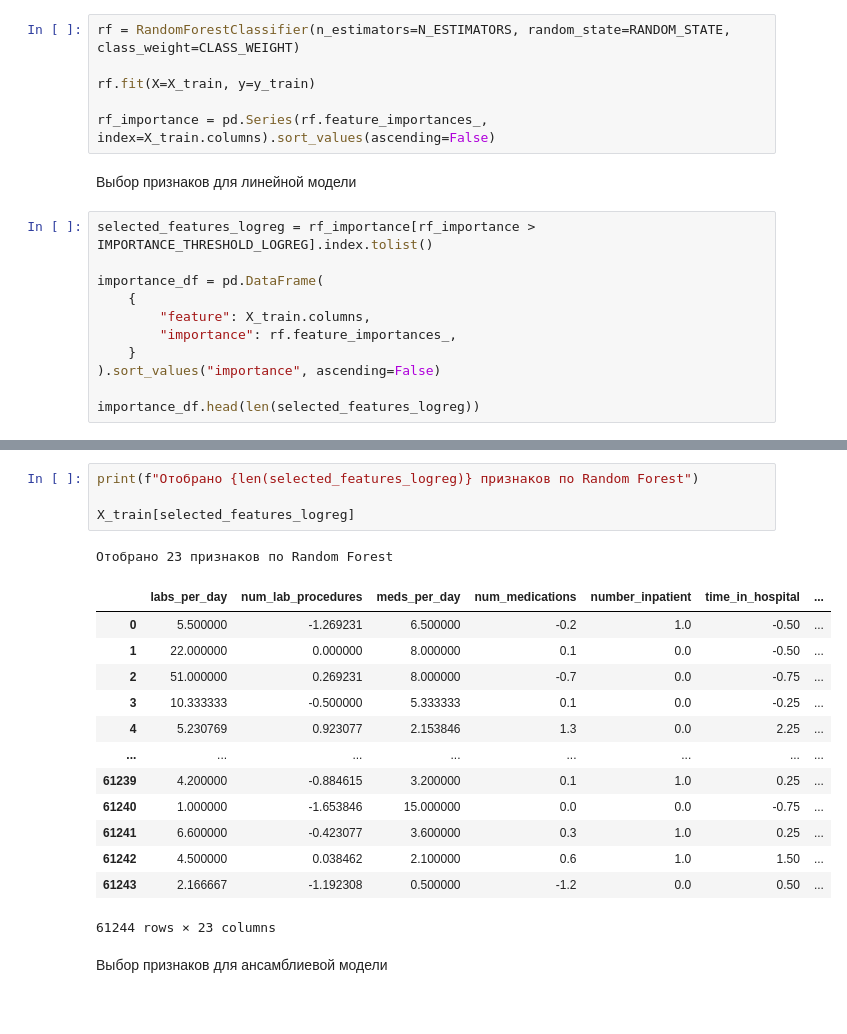
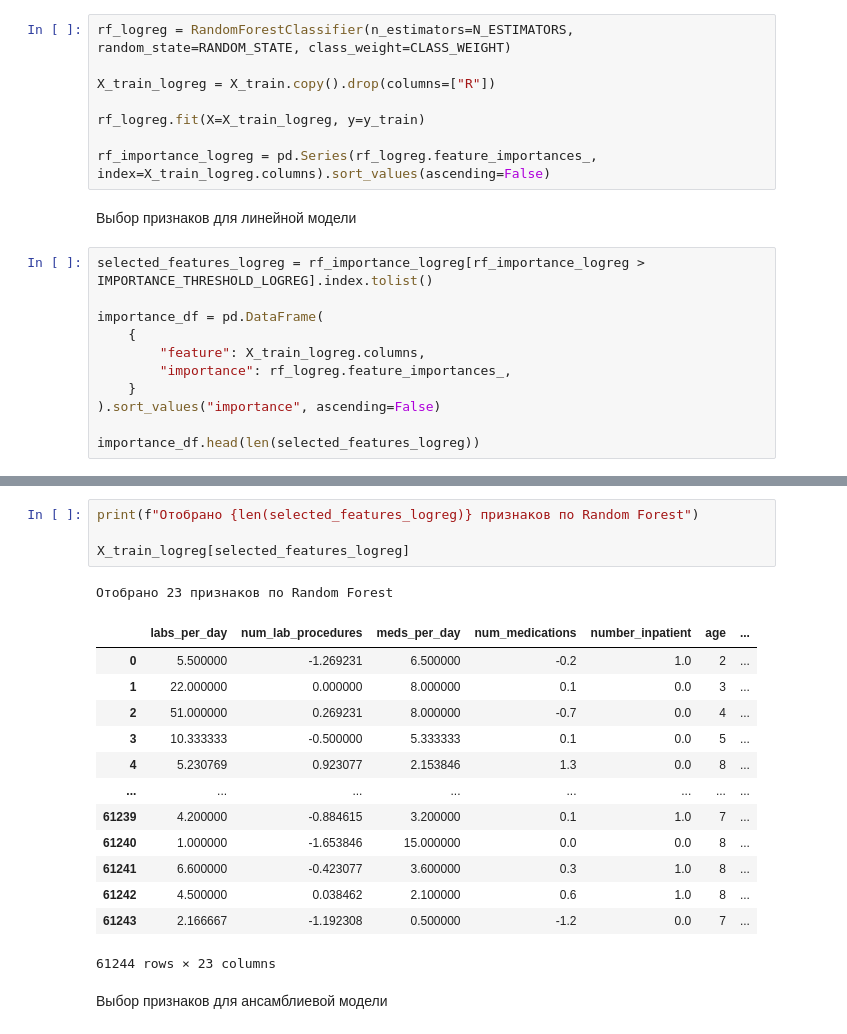
Before and after one commit to AlexanderSh11/diabetes-research, a Jupyter notebook: notebooks/feature_importance.ipynb, the cells around one changed output, grey strips where cells are left out. Saved outputs shown, nothing was run; the diff lists cells and outputs as text.

```diff
--- a/notebooks/feature_importance.ipynb
+++ b/notebooks/feature_importance.ipynb
@@ -24,18 +26,20 @@ y_test = pd.read_pickle("../data/processed/y_test.pkl")
 # %%
-rf = RandomForestClassifier(n_estimators=N_ESTIMATORS, random_state=RANDOM_STATE, class_weight=CLASS_WEIGHT)
+rf_logreg = RandomForestClassifier(n_estimators=N_ESTIMATORS, random_state=RANDOM_STATE, class_weight=CLASS_WEIGHT)
 
-rf.fit(X=X_train, y=y_train)
+X_train_logreg = X_train.copy().drop(columns=["R"])
 
-rf_importance = pd.Series(rf.feature_importances_, index=X_train.columns).sort_values(ascending=False)
+rf_logreg.fit(X=X_train_logreg, y=y_train)
+
+rf_importance_logreg = pd.Series(rf_logreg.feature_importances_, index=X_train_logreg.columns).sort_values(ascending=False)
 # %% [markdown]
 Выбор признаков для линейной модели
 # %%
-selected_features_logreg = rf_importance[rf_importance > IMPORTANCE_THRESHOLD_LOGREG].index.tolist()
+selected_features_logreg = rf_importance_logreg[rf_importance_logreg > IMPORTANCE_THRESHOLD_LOGREG].index.tolist()
 
 importance_df = pd.DataFrame(
     {
-        "feature": X_train.columns,
-        "importance": rf.feature_importances_,
+        "feature": X_train_logreg.columns,
+        "importance": rf_logreg.feature_importances_,
     }
 ).sort_values("importance", ascending=False)
 
@@ -61,21 +65,21 @@ importance_df.head(len(selected_features_logreg))
 # %%
 print(f"Отобрано {len(selected_features_logreg)} признаков по Random Forest")
 
-X_train[selected_features_logreg]
+X_train_logreg[selected_features_logreg]
 # %% [output]
 Отобрано 23 признаков по Random Forest
-|  | labs_per_day | num_lab_procedures | meds_per_day | num_medications | number_inpatient | time_in_hospital | ... |
-| 0 | 5.500000 | -1.269231 | 6.500000 | -0.2 | 1.0 | -0.50 | ... |
-| 1 | 22.000000 | 0.000000 | 8.000000 | 0.1 | 0.0 | -0.50 | ... |
-| 2 | 51.000000 | 0.269231 | 8.000000 | -0.7 | 0.0 | -0.75 | ... |
-| 3 | 10.333333 | -0.500000 | 5.333333 | 0.1 | 0.0 | -0.25 | ... |
-| 4 | 5.230769 | 0.923077 | 2.153846 | 1.3 | 0.0 | 2.25 | ... |
+|  | labs_per_day | num_lab_procedures | meds_per_day | num_medications | number_inpatient | age | ... |
+| 0 | 5.500000 | -1.269231 | 6.500000 | -0.2 | 1.0 | 2 | ... |
+| 1 | 22.000000 | 0.000000 | 8.000000 | 0.1 | 0.0 | 3 | ... |
+| 2 | 51.000000 | 0.269231 | 8.000000 | -0.7 | 0.0 | 4 | ... |
+| 3 | 10.333333 | -0.500000 | 5.333333 | 0.1 | 0.0 | 5 | ... |
+| 4 | 5.230769 | 0.923077 | 2.153846 | 1.3 | 0.0 | 8 | ... |
 | ... | ... | ... | ... | ... | ... | ... | ... |
-| 61239 | 4.200000 | -0.884615 | 3.200000 | 0.1 | 1.0 | 0.25 | ... |
-| 61240 | 1.000000 | -1.653846 | 15.000000 | 0.0 | 0.0 | -0.75 | ... |
-| 61241 | 6.600000 | -0.423077 | 3.600000 | 0.3 | 1.0 | 0.25 | ... |
-| 61242 | 4.500000 | 0.038462 | 2.100000 | 0.6 | 1.0 | 1.50 | ... |
-| 61243 | 2.166667 | -1.192308 | 0.500000 | -1.2 | 0.0 | 0.50 | ... |
+| 61239 | 4.200000 | -0.884615 | 3.200000 | 0.1 | 1.0 | 7 | ... |
+| 61240 | 1.000000 | -1.653846 | 15.000000 | 0.0 | 0.0 | 8 | ... |
+| 61241 | 6.600000 | -0.423077 | 3.600000 | 0.3 | 1.0 | 8 | ... |
+| 61242 | 4.500000 | 0.038462 | 2.100000 | 0.6 | 1.0 | 8 | ... |
+| 61243 | 2.166667 | -1.192308 | 0.500000 | -1.2 | 0.0 | 7 | ... |
 61244 rows × 23 columns
 # %% [markdown]
 Выбор признаков для ансамблиевой модели
```
Also changed, not shown: parts of 6 cells of this notebook, 5 other files.
